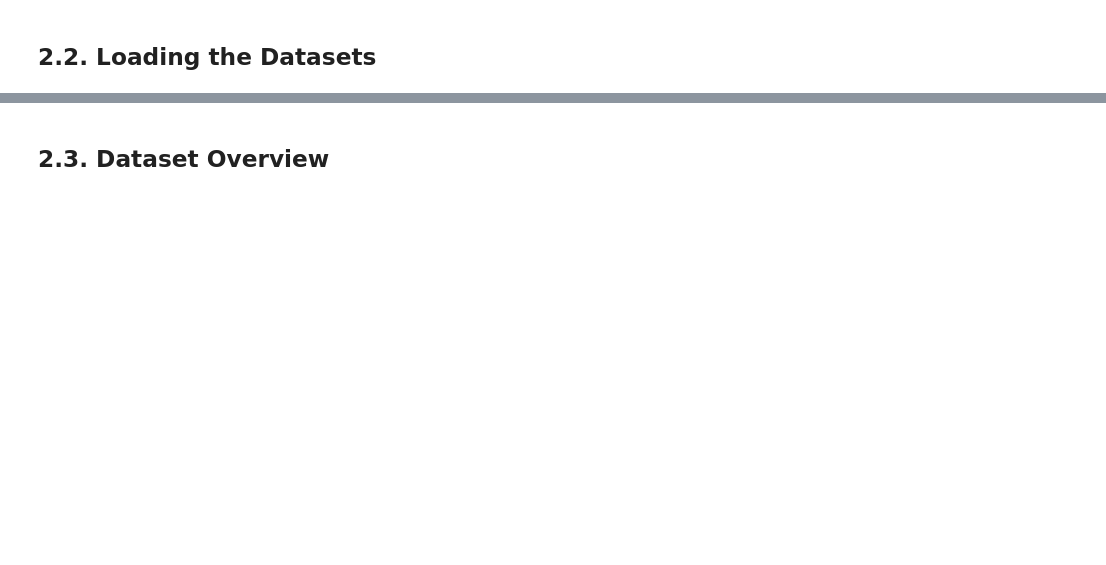
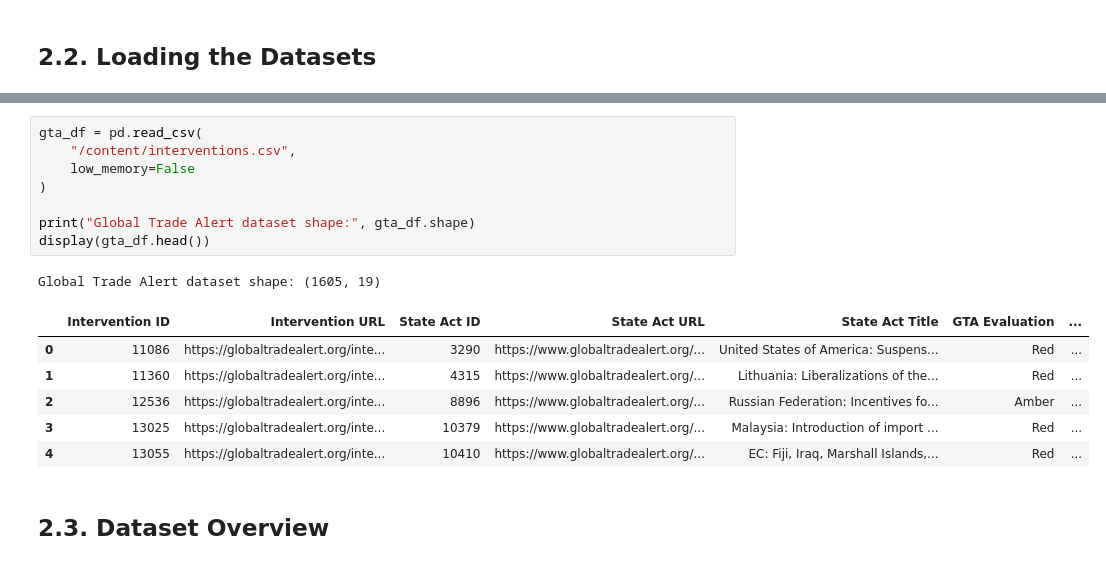
Before and after one commit to atessberfin/voltradar, a Jupyter notebook: notebooks/VoltRadar_Masters_Thesis.ipynb, the cells around one changed output, grey strips where cells are left out. Drawn from its saved outputs; the diff is of its cells as text; blank space fills up the shorter version.

```diff
--- a/notebooks/VoltRadar_Masters_Thesis.ipynb
+++ b/notebooks/VoltRadar_Masters_Thesis.ipynb
@@ -11,2 +47,18 @@
+# %%
+gta_df = pd.read_csv(
+    "/content/interventions.csv",
+    low_memory=False
+)
+
+print("Global Trade Alert dataset shape:", gta_df.shape)
+display(gta_df.head())
+# %% [output]
+Global Trade Alert dataset shape: (1605, 19)
+|  | Intervention ID | Intervention URL | State Act ID | State Act URL | State Act Title | GTA Evaluation | ... |
+| 0 | 11086 | https://globaltradealert.org/inte... | 3290 | https://www.globaltradealert.org/... | United States of America: Suspens... | Red | ... |
+| 1 | 11360 | https://globaltradealert.org/inte... | 4315 | https://www.globaltradealert.org/... | Lithuania: Liberalizations of the... | Red | ... |
+| 2 | 12536 | https://globaltradealert.org/inte... | 8896 | https://www.globaltradealert.org/... | Russian Federation: Incentives fo... | Amber | ... |
+| 3 | 13025 | https://globaltradealert.org/inte... | 10379 | https://www.globaltradealert.org/... | Malaysia: Introduction of import ... | Red | ... |
+| 4 | 13055 | https://globaltradealert.org/inte... | 10410 | https://www.globaltradealert.org/... | EC: Fiji, Iraq, Marshall Islands,... | Red | ... |
 # %% [markdown]
 ## **2.3. Dataset Overview**
```
Also changed, not shown: parts of 8 cells of this notebook.
